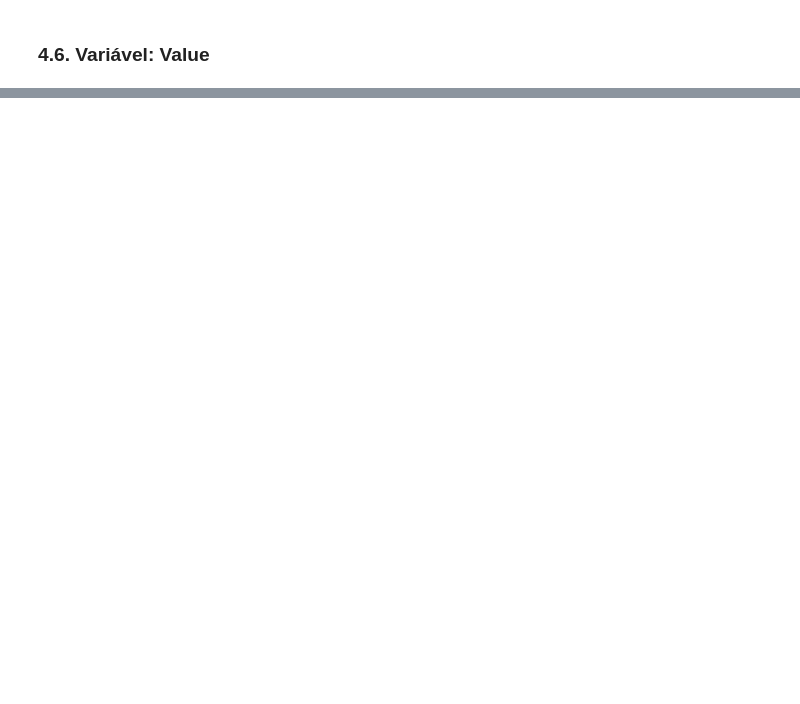
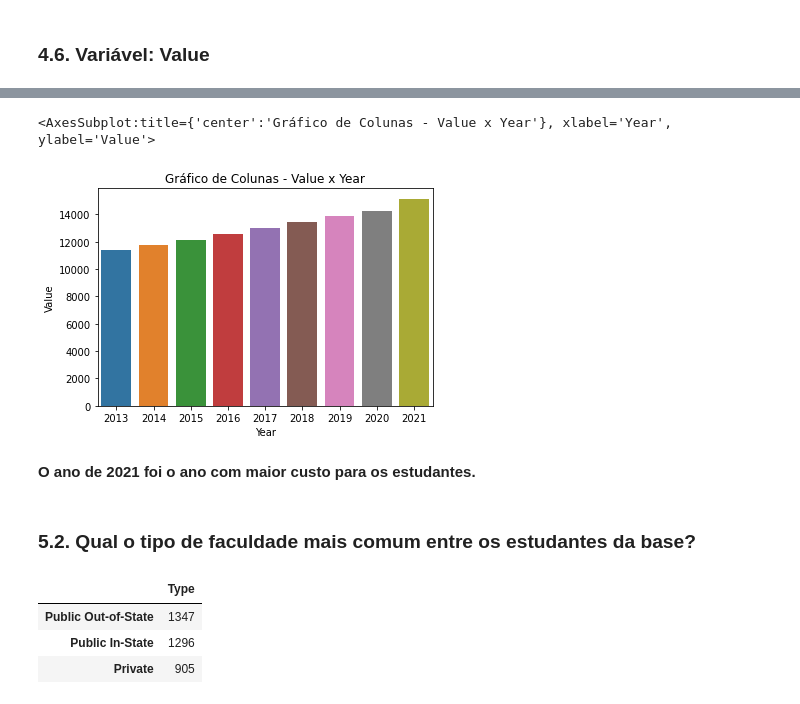
Before and after one commit to gabriellfelipe7/AnaliseExploratoria_AverageCostStudentUSA, a Jupyter notebook: AnaliseExploratoria_AverageCostStudentUSA.ipynb, the cells around one changed output, grey strips where cells are left out. Cells and saved outputs as stored; diff of their text form; code cells hidden in the pictures; blank space fills up the shorter version.

```diff
--- a/AnaliseExploratoria_AverageCostStudentUSA.ipynb
+++ b/AnaliseExploratoria_AverageCostStudentUSA.ipynb
@@ -325,0 +407,6 @@ data_Expense =
+# %%
+#Tabela de médias de custo por ano ordenadas de forma decrescente
+custo_por_ano = data.groupby(['Year']).mean('Value')
+custo_por_ano = custo_por_ano.sort_values(['Value'], ascending = False)
+custo_por_ano = custo_por_ano.reset_index()
+display(custo_por_ano)
@@ -325,0 +424,24 @@ data_Expense =
+# %%
+#Criação de gráfico de barras
+plt.xlabel('Year')
+plt.ylabel('Value')
+plt.title('Gráfico de Colunas - Value x Year')
+
+sns.barplot(data = custo_por_ano, x = 'Year' , y = "Value")
+# %% [output]
+<AxesSubplot:title={'center':'Gráfico de Colunas - Value x Year'}, xlabel='Year', ylabel='Value'>
+[figure, added]
+# %% [markdown]
+**O ano de 2021 foi o ano com maior custo para os estudantes.**
+# %% [markdown]
+### **5.2. Qual o tipo de faculdade mais comum entre os estudantes da base?**
+# %%
+#Tabela de frqêucia de gastos
+gasto_mais_comum = pd.DataFrame(data['Type'].value_counts())
+gasto_mais_comum.sort_values(['Type'], ascending = True)
+display(gasto_mais_comum)
+# %% [output]
+|  | Type |
+| Public Out-of-State | 1347 |
+| Public In-State | 1296 |
+| Private | 905 |
```
Also changed, not shown: parts of 20 cells of this notebook.
